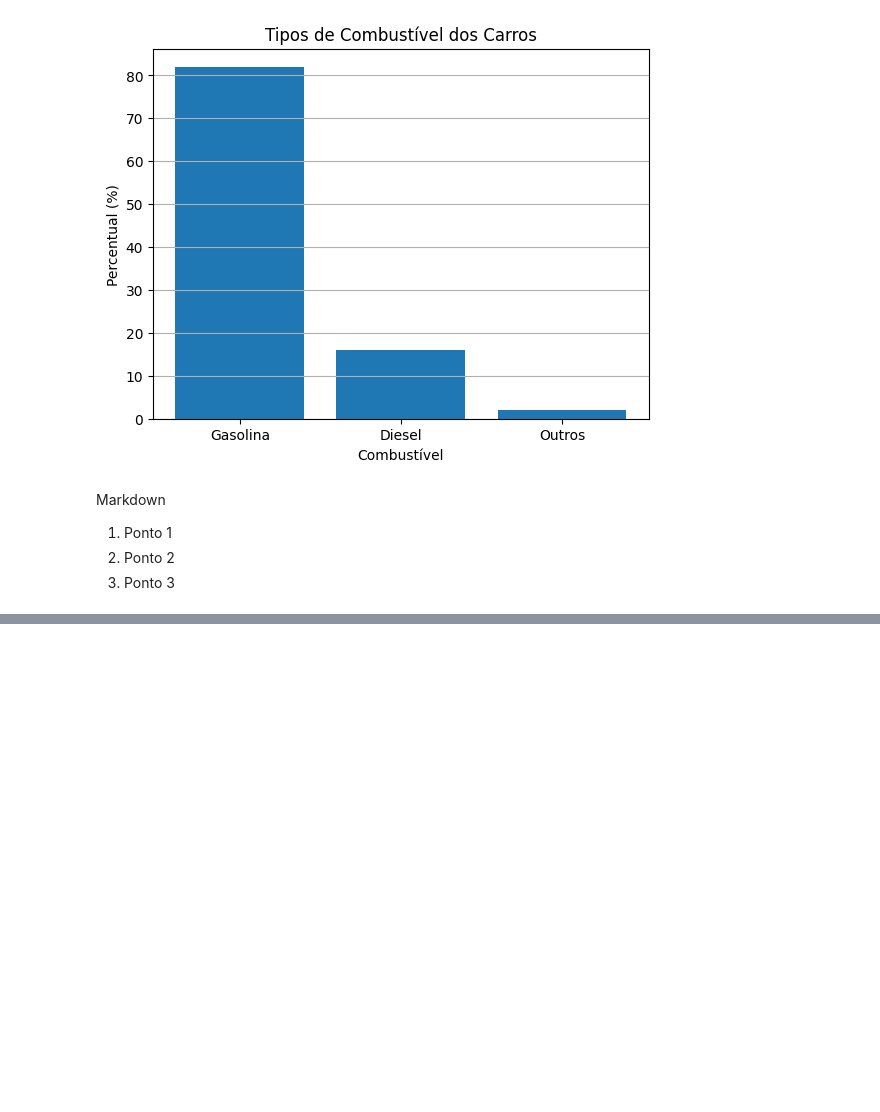
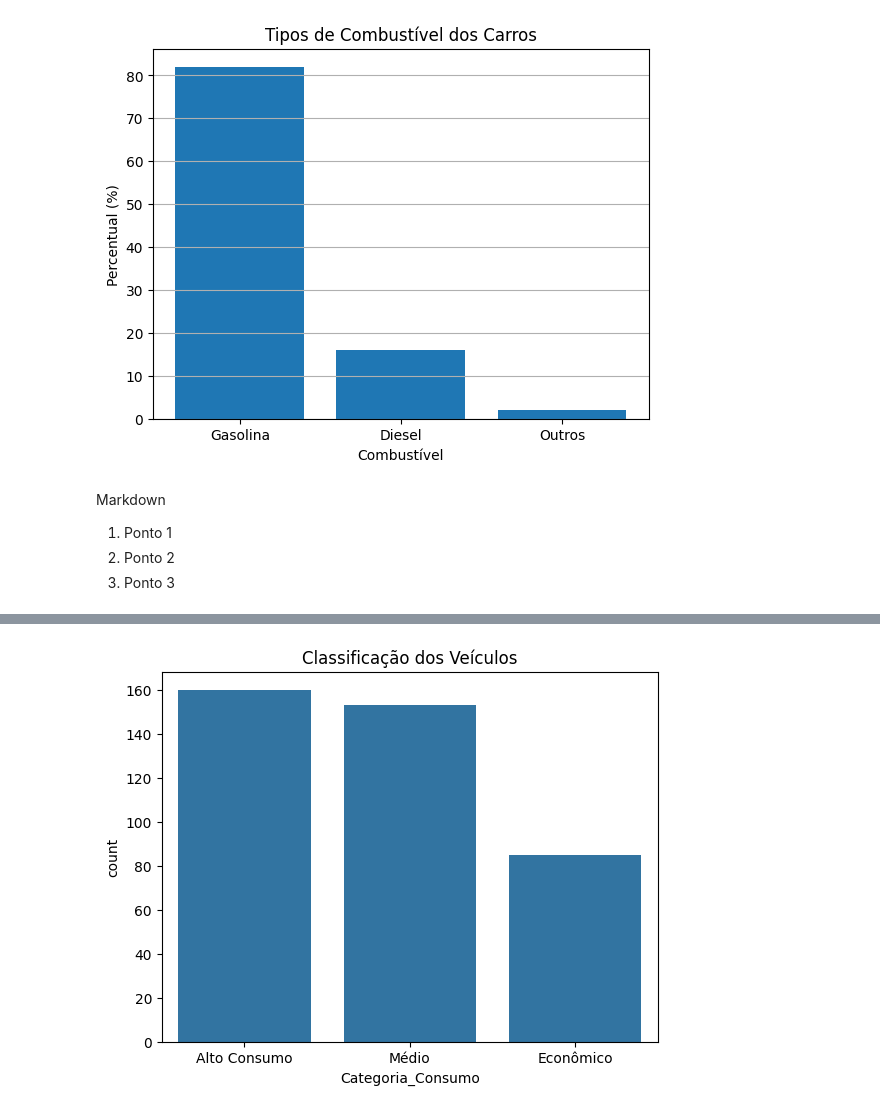
Before and after one commit to gabriels2006/Bootcamp---LAMIA---Aprendizado-de-Maquina, a Jupyter notebook: Card_7/Pratica/notebookpratica-pratica.ipynb, the cells around one changed output, grey strips where cells are left out. Cells and saved outputs as stored; diff of their text form; code cells hidden in the pictures; blank space fills up the shorter version.

```diff
--- a/Card_7/Pratica/notebookpratica-pratica.ipynb
+++ b/Card_7/Pratica/notebookpratica-pratica.ipynb
@@ -25,0 +146,10 @@ Markdown
+# %%
+sns.countplot(
+    data=df,
+    x='Categoria_Consumo'
+)
+
+plt.title('Classificação dos Veículos')
+plt.show() #distribuição por categoria
+# %% [output]
+[figure, added]
```
Also changed, not shown: parts of 13 cells of this notebook.
